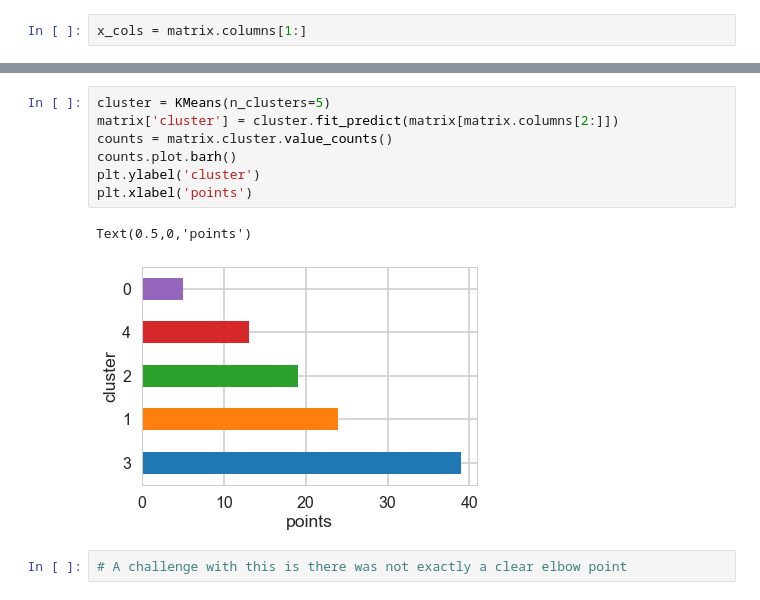
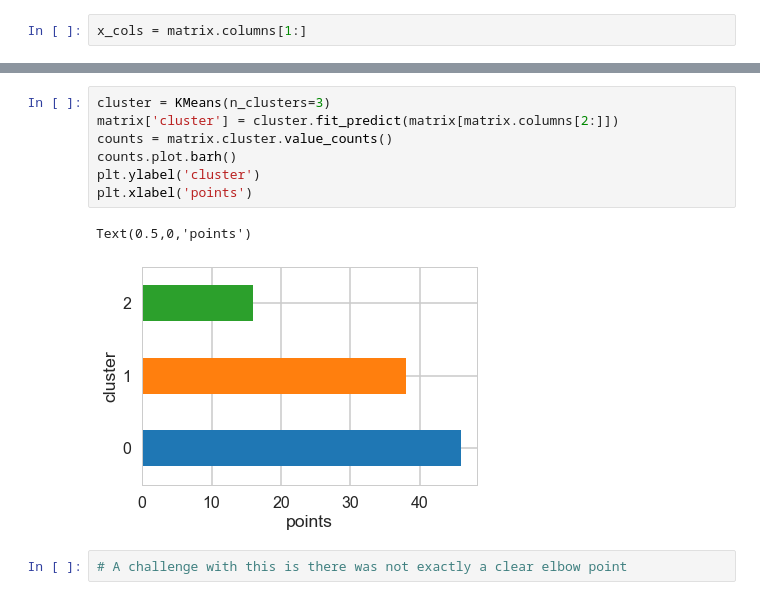
Before and after one commit to liconver/Customer-Segmentation-Using-Clustering, a Jupyter notebook: Mini_Project_Clustering.ipynb, the cells around one changed output, grey strips where cells are left out. Saved outputs shown, nothing was run; the diff lists cells and outputs as text.

```diff
--- a/Mini_Project_Clustering.ipynb
+++ b/Mini_Project_Clustering.ipynb
@@ -134,13 +134,13 @@ plt.show()
 # %%
-cluster = KMeans(n_clusters=5)
+cluster = KMeans(n_clusters=3)
 matrix['cluster'] = cluster.fit_predict(matrix[matrix.columns[2:]])
 counts = matrix.cluster.value_counts()
 counts.plot.barh()
 plt.ylabel('cluster')
 plt.xlabel('points')
 # %% [output]
 Text(0.5,0,'points')
-[figure, old version]
+[figure, new version]
 # %%
 # A challenge with this is there was not exactly a clear elbow point
 # %% [markdown]
```
Also changed, not shown: parts of 10 cells of this notebook.
